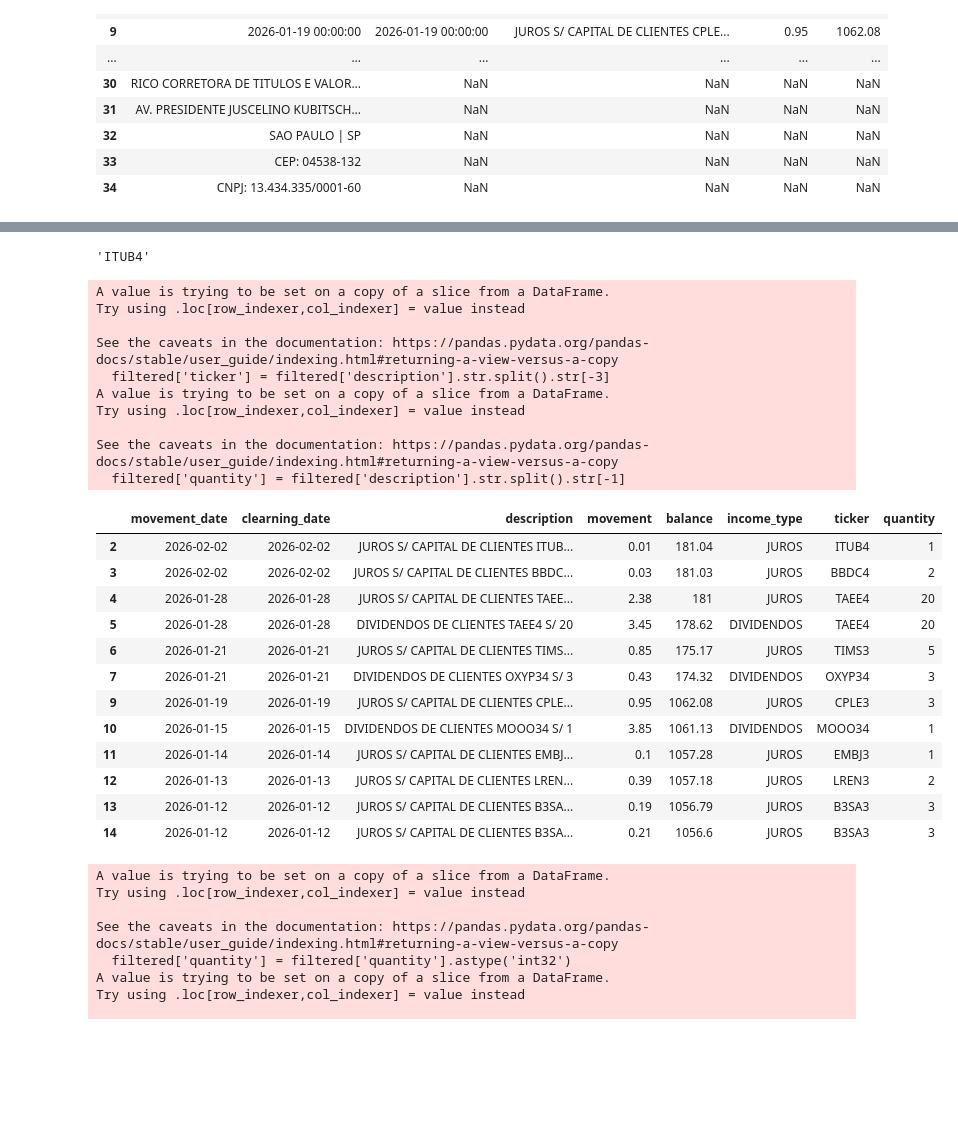
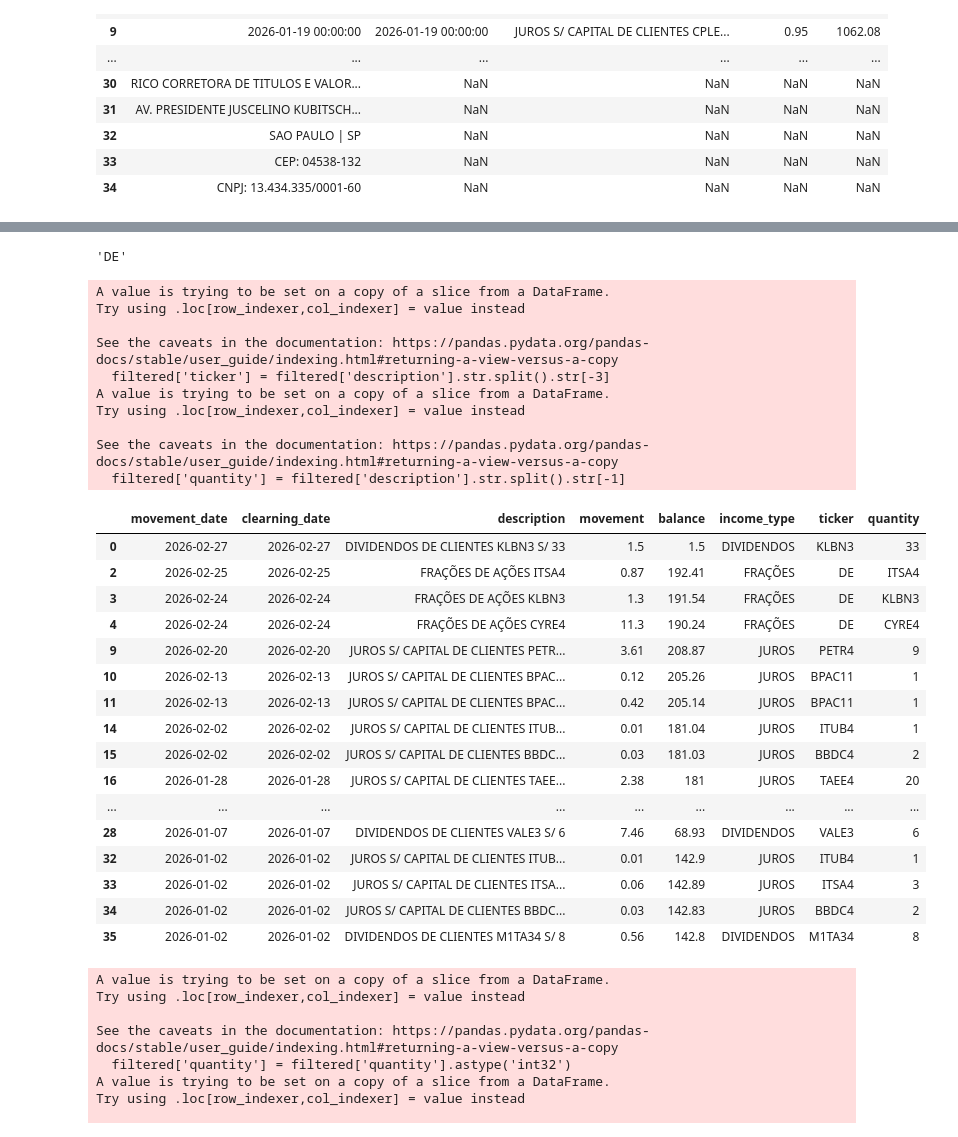
Before and after one commit to sergiobk201/portfolio_dashboard, a Jupyter notebook: dividends_pipeline.ipynb, the cells around one changed output, grey strips where cells are left out. Drawn from its saved outputs; the diff is of its cells as text; code cells hidden in the pictures; blank space fills up the shorter version.

```diff
--- a/dividends_pipeline.ipynb
+++ b/dividends_pipeline.ipynb
@@ -1,7 +1,7 @@
 # %%
 import pandas as pd
 # %%
-file = pd.read_excel('dividends.xlsx', skiprows=13)
+file = pd.read_excel('divs_jan_feb_26.xlsx', skiprows=13)
 file
 # %% [output]
 |  | Unnamed: 0 | Movimentação | Liquidação | Lançamento | Unnamed: 4 | Valor (R$) | Saldo (R$) |
@@ -185,36 +185,40 @@ See the caveats in the documentation: https://pandas.pydata.org/pandas-docs/stab
 word = file['description'][2].split()[-3]
 word
 # %% [output]
-'ITUB4'
+'DE'
 # %%
-filtered = file[file['income_type'].isin(['JUROS','DIVIDENDOS'])]
+filtered = file[file['income_type'].isin(['JUROS','DIVIDENDOS',"FRAÇÕES"])]
 filtered['ticker'] = filtered['description'].str.split().str[-3]
 filtered['quantity'] = filtered['description'].str.split().str[-1]
 filtered
 # %% [output]
 A value is trying to be set on a copy of a slice from a DataFrame.
 Try using .loc[row_indexer,col_indexer] = value instead
 
 See the caveats in the documentation: https://pandas.pydata.org/pandas-docs/stable/user_guide/indexing.html#returning-a-view-versus-a-copy
   filtered['ticker'] = filtered['description'].str.split().str[-3]
 A value is trying to be set on a copy of a slice from a DataFrame.
 Try using .loc[row_indexer,col_indexer] = value instead
 
 See the caveats in the documentation: https://pandas.pydata.org/pandas-docs/stable/user_guide/indexing.html#returning-a-view-versus-a-copy
   filtered['quantity'] = filtered['description'].str.split().str[-1]
 |  | movement_date | clearning_date | description | movement | balance | income_type | ticker | quantity |
-| 2 | 2026-02-02 | 2026-02-02 | JUROS S/ CAPITAL DE CLIENTES ITUB... | 0.01 | 181.04 | JUROS | ITUB4 | 1 |
-| 3 | 2026-02-02 | 2026-02-02 | JUROS S/ CAPITAL DE CLIENTES BBDC... | 0.03 | 181.03 | JUROS | BBDC4 | 2 |
-| 4 | 2026-01-28 | 2026-01-28 | JUROS S/ CAPITAL DE CLIENTES TAEE... | 2.38 | 181 | JUROS | TAEE4 | 20 |
-| 5 | 2026-01-28 | 2026-01-28 | DIVIDENDOS DE CLIENTES TAEE4 S/ 20 | 3.45 | 178.62 | DIVIDENDOS | TAEE4 | 20 |
-| 6 | 2026-01-21 | 2026-01-21 | JUROS S/ CAPITAL DE CLIENTES TIMS... | 0.85 | 175.17 | JUROS | TIMS3 | 5 |
-| 7 | 2026-01-21 | 2026-01-21 | DIVIDENDOS DE CLIENTES OXYP34 S/ 3 | 0.43 | 174.32 | DIVIDENDOS | OXYP34 | 3 |
-| 9 | 2026-01-19 | 2026-01-19 | JUROS S/ CAPITAL DE CLIENTES CPLE... | 0.95 | 1062.08 | JUROS | CPLE3 | 3 |
-| 10 | 2026-01-15 | 2026-01-15 | DIVIDENDOS DE CLIENTES MOOO34 S/ 1 | 3.85 | 1061.13 | DIVIDENDOS | MOOO34 | 1 |
-| 11 | 2026-01-14 | 2026-01-14 | JUROS S/ CAPITAL DE CLIENTES EMBJ... | 0.1 | 1057.28 | JUROS | EMBJ3 | 1 |
-| 12 | 2026-01-13 | 2026-01-13 | JUROS S/ CAPITAL DE CLIENTES LREN... | 0.39 | 1057.18 | JUROS | LREN3 | 2 |
-| 13 | 2026-01-12 | 2026-01-12 | JUROS S/ CAPITAL DE CLIENTES B3SA... | 0.19 | 1056.79 | JUROS | B3SA3 | 3 |
-| 14 | 2026-01-12 | 2026-01-12 | JUROS S/ CAPITAL DE CLIENTES B3SA... | 0.21 | 1056.6 | JUROS | B3SA3 | 3 |
+| 0 | 2026-02-27 | 2026-02-27 | DIVIDENDOS DE CLIENTES KLBN3 S/ 33 | 1.5 | 1.5 | DIVIDENDOS | KLBN3 | 33 |
+| 2 | 2026-02-25 | 2026-02-25 | FRAÇÕES DE AÇÕES ITSA4 | 0.87 | 192.41 | FRAÇÕES | DE | ITSA4 |
+| 3 | 2026-02-24 | 2026-02-24 | FRAÇÕES DE AÇÕES KLBN3 | 1.3 | 191.54 | FRAÇÕES | DE | KLBN3 |
+| 4 | 2026-02-24 | 2026-02-24 | FRAÇÕES DE AÇÕES CYRE4 | 11.3 | 190.24 | FRAÇÕES | DE | CYRE4 |
+| 9 | 2026-02-20 | 2026-02-20 | JUROS S/ CAPITAL DE CLIENTES PETR... | 3.61 | 208.87 | JUROS | PETR4 | 9 |
+| 10 | 2026-02-13 | 2026-02-13 | JUROS S/ CAPITAL DE CLIENTES BPAC... | 0.12 | 205.26 | JUROS | BPAC11 | 1 |
+| 11 | 2026-02-13 | 2026-02-13 | JUROS S/ CAPITAL DE CLIENTES BPAC... | 0.42 | 205.14 | JUROS | BPAC11 | 1 |
+| 14 | 2026-02-02 | 2026-02-02 | JUROS S/ CAPITAL DE CLIENTES ITUB... | 0.01 | 181.04 | JUROS | ITUB4 | 1 |
+| 15 | 2026-02-02 | 2026-02-02 | JUROS S/ CAPITAL DE CLIENTES BBDC... | 0.03 | 181.03 | JUROS | BBDC4 | 2 |
+| 16 | 2026-01-28 | 2026-01-28 | JUROS S/ CAPITAL DE CLIENTES TAEE... | 2.38 | 181 | JUROS | TAEE4 | 20 |
+| ... | ... | ... | ... | ... | ... | ... | ... | ... |
+| 28 | 2026-01-07 | 2026-01-07 | DIVIDENDOS DE CLIENTES VALE3 S/ 6 | 7.46 | 68.93 | DIVIDENDOS | VALE3 | 6 |
+| 32 | 2026-01-02 | 2026-01-02 | JUROS S/ CAPITAL DE CLIENTES ITUB... | 0.01 | 142.9 | JUROS | ITUB4 | 1 |
+| 33 | 2026-01-02 | 2026-01-02 | JUROS S/ CAPITAL DE CLIENTES ITSA... | 0.06 | 142.89 | JUROS | ITSA4 | 3 |
+| 34 | 2026-01-02 | 2026-01-02 | JUROS S/ CAPITAL DE CLIENTES BBDC... | 0.03 | 142.83 | JUROS | BBDC4 | 2 |
+| 35 | 2026-01-02 | 2026-01-02 | DIVIDENDOS DE CLIENTES M1TA34 S/ 8 | 0.56 | 142.8 | DIVIDENDOS | M1TA34 | 8 |
 # %%
 filtered['quantity'] = filtered['quantity'].astype('int32')
 filtered['movement'] = filtered['movement'].astype('float64')
```
Also changed, not shown: parts of 6 cells of this notebook, 2 other files.
